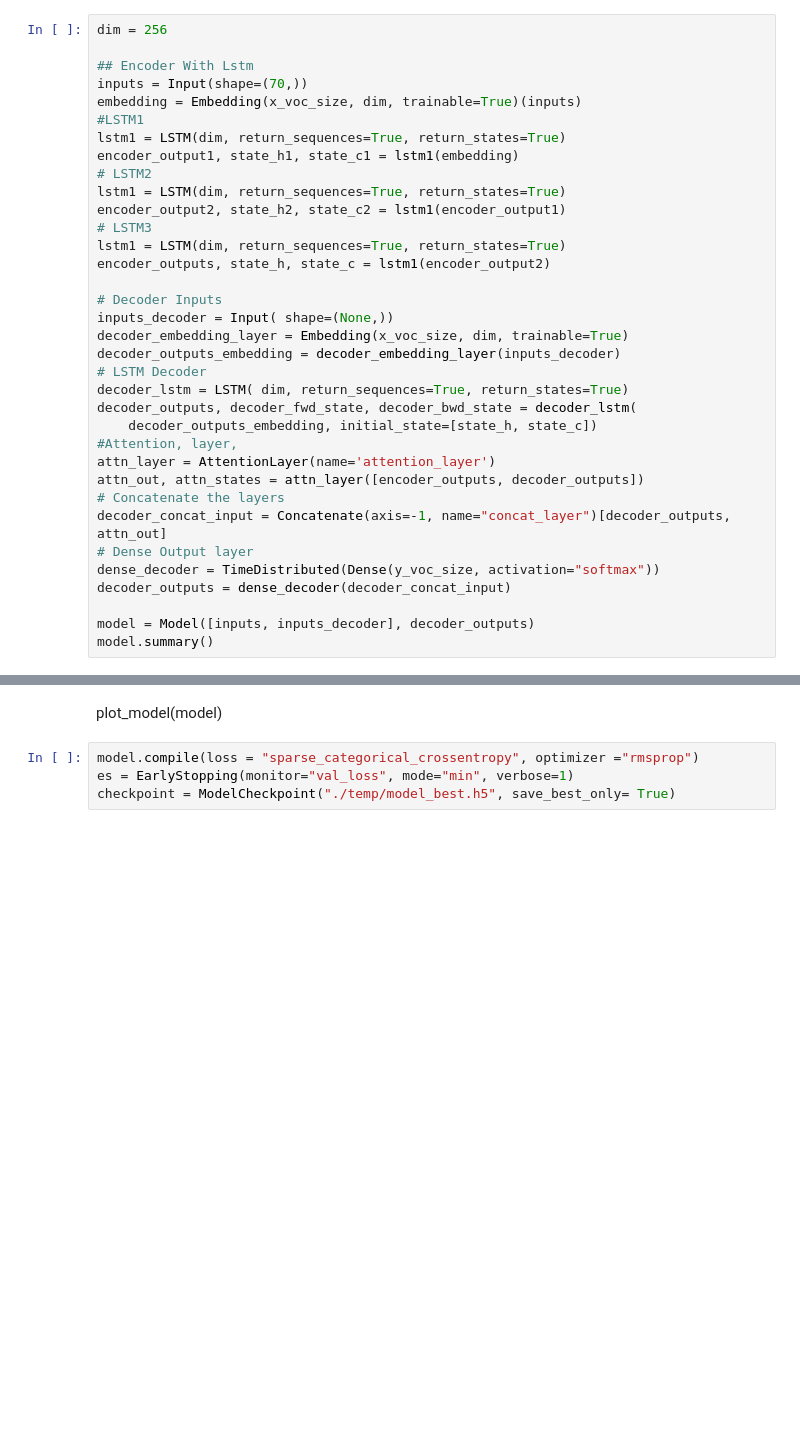
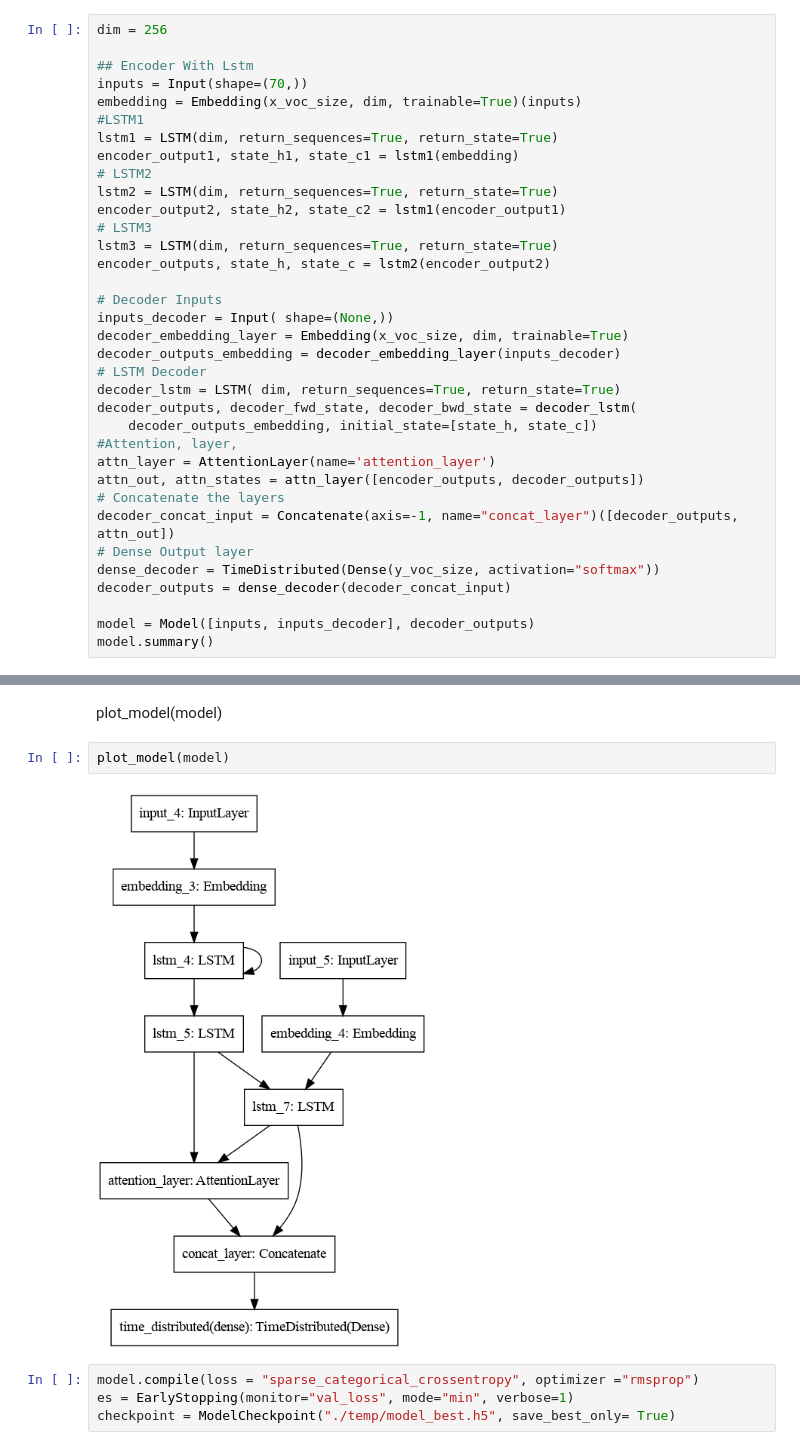
Before and after one commit to Kidchris/NaturalLanguagePreprocessing, a Jupyter notebook: summaryzer.ipynb, the cells around one changed output, grey strips where cells are left out. Saved outputs shown, nothing was run; the diff lists cells and outputs as text; blank space fills up the shorter version.

```diff
--- a/summaryzer.ipynb
+++ b/summaryzer.ipynb
@@ -159,28 +183,28 @@ dim = 256
 inputs = Input(shape=(70,))
 embedding = Embedding(x_voc_size, dim, trainable=True)(inputs)
 #LSTM1
-lstm1 = LSTM(dim, return_sequences=True, return_states=True)
+lstm1 = LSTM(dim, return_sequences=True, return_state=True)
 encoder_output1, state_h1, state_c1 = lstm1(embedding)
 # LSTM2
-lstm1 = LSTM(dim, return_sequences=True, return_states=True)
+lstm2 = LSTM(dim, return_sequences=True, return_state=True)
 encoder_output2, state_h2, state_c2 = lstm1(encoder_output1)
 # LSTM3
-lstm1 = LSTM(dim, return_sequences=True, return_states=True)
-encoder_outputs, state_h, state_c = lstm1(encoder_output2)
+lstm3 = LSTM(dim, return_sequences=True, return_state=True)
+encoder_outputs, state_h, state_c = lstm2(encoder_output2)
 
 # Decoder Inputs
 inputs_decoder = Input( shape=(None,))
 decoder_embedding_layer = Embedding(x_voc_size, dim, trainable=True)
 decoder_outputs_embedding = decoder_embedding_layer(inputs_decoder)
 # LSTM Decoder
-decoder_lstm = LSTM( dim, return_sequences=True, return_states=True)
+decoder_lstm = LSTM( dim, return_sequences=True, return_state=True)
 decoder_outputs, decoder_fwd_state, decoder_bwd_state = decoder_lstm(
     decoder_outputs_embedding, initial_state=[state_h, state_c])
 #Attention, layer,
 attn_layer = AttentionLayer(name='attention_layer')
 attn_out, attn_states = attn_layer([encoder_outputs, decoder_outputs])
 # Concatenate the layers
-decoder_concat_input = Concatenate(axis=-1, name="concat_layer")[decoder_outputs, attn_out]
+decoder_concat_input = Concatenate(axis=-1, name="concat_layer")([decoder_outputs, attn_out])
 # Dense Output layer
 dense_decoder = TimeDistributed(Dense(y_voc_size, activation="softmax"))
 decoder_outputs = dense_decoder(decoder_concat_input)
@@ -190,5 +232,9 @@ model.summary()
 # %% [markdown]
 plot_model(model)
+# %%
+plot_model(model)
+# %% [output]
+[figure, added]
 # %%
 model.compile(loss = "sparse_categorical_crossentropy", optimizer ="rmsprop")
 es = EarlyStopping(monitor="val_loss", mode="min", verbose=1)
```
Also changed, not shown: parts of 5 cells of this notebook, 3 other files.
